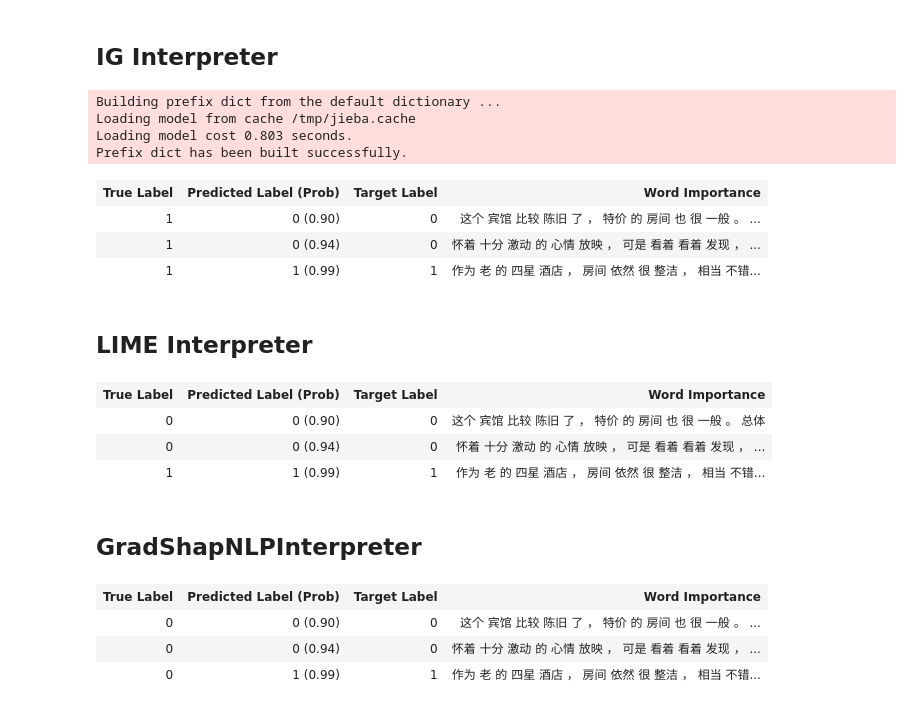
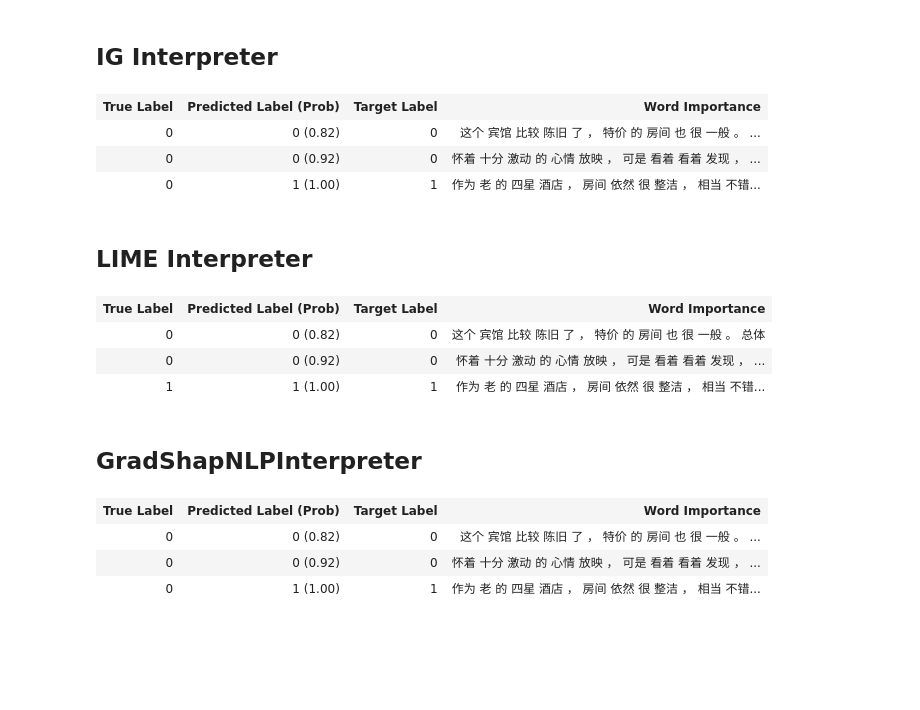
Before and after one commit to PaddlePaddle/InterpretDL, a Jupyter notebook: tutorials/bilstm-zh-chnsenticorp-tutorials.ipynb, the cells around one changed output. Saved outputs shown, nothing was run; the diff lists cells and outputs as text; code cells hidden in the pictures; blank space fills up the shorter version.

Commit message:
replace use_cuda to device; update normlime nlp tutorial

```diff
--- a/tutorials/bilstm-zh-chnsenticorp-tutorials.ipynb
+++ b/tutorials/bilstm-zh-chnsenticorp-tutorials.ipynb
@@ -235,7 +247,7 @@ def preprocess_fn(text):
 # %% [markdown]
 ## IG Interpreter
 # %%
-ig = it.IntGradNLPInterpreter(model_, True)
+ig = it.IntGradNLPInterpreter(model_, device='gpu:0')
 
 true_labels = [0, 0, 1]
 recs = []
@@ -244,47 +256,43 @@ for review in data:
 
     pred_labels, pred_probs, avg_gradients = ig.interpret(
         preprocess_fn(text),
         steps=10,
         embedding_name='embedder',
         return_pred=True)
 
     for i in range(avg_gradients.shape[0]):
         subwords = " ".join(jieba.cut(text)).split(' ')
         subword_importances = avg_gradients[i]
         words, word_importances = aggregate_subwords_and_importances(subwords, subword_importances)
         word_importances = np.array(word_importances) / np.linalg.norm(
             word_importances)
 
         pred_label = pred_labels[i]
         pred_prob = pred_probs[i, pred_label]
         true_label = true_labels[i]
         interp_class = pred_label
 
         if interp_class == 0:
             word_importances = -word_importances
         recs.append(
             VisualizationTextRecord(words, word_importances, true_label,
                                     pred_label, pred_prob, interp_class)
         )
 
 visualize_text(recs)
 # The visualization is not available at github
 # %% [output]
-Building prefix dict from the default dictionary ...
-Loading model from cache /tmp/jieba.cache
-Loading model cost 0.803 seconds.
-Prefix dict has been built successfully.
 | True Label | Predicted Label (Prob) | Target Label | Word Importance |
-| 1 | 0 (0.90) | 0 | 这个 宾馆 比较 陈旧 了 ， 特价 的 房间 也 很 一般 。 ... |
-| 1 | 0 (0.94) | 0 | 怀着 十分 激动 的 心情 放映 ， 可是 看着 看着 发现 ， ... |
-| 1 | 1 (0.99) | 1 | 作为 老 的 四星 酒店 ， 房间 依然 很 整洁 ， 相当 不错... |
+| 0 | 0 (0.82) | 0 | 这个 宾馆 比较 陈旧 了 ， 特价 的 房间 也 很 一般 。 ... |
+| 0 | 0 (0.92) | 0 | 怀着 十分 激动 的 心情 放映 ， 可是 看着 看着 发现 ， ... |
+| 0 | 1 (1.00) | 1 | 作为 老 的 四星 酒店 ， 房间 依然 很 整洁 ， 相当 不错... |
 # %% [markdown]
 ## LIME Interpreter
 # %%
 true_labels = [0, 0, 1]
 recs = []
 
-lime = it.LIMENLPInterpreter(model_)
+lime = it.LIMENLPInterpreter(model_, device='gpu:0')
 for i, review in enumerate(data):
     review = review['text']
     pred_class, pred_prob, lime_weights = lime.interpret(
@@ -326,13 +334,13 @@ visualize_text(recs)
 # The visualization is not available at github
 # %% [output]
 | True Label | Predicted Label (Prob) | Target Label | Word Importance |
-| 0 | 0 (0.90) | 0 | 这个 宾馆 比较 陈旧 了 ， 特价 的 房间 也 很 一般 。 总体 |
-| 0 | 0 (0.94) | 0 | 怀着 十分 激动 的 心情 放映 ， 可是 看着 看着 发现 ， ... |
-| 1 | 1 (0.99) | 1 | 作为 老 的 四星 酒店 ， 房间 依然 很 整洁 ， 相当 不错... |
+| 0 | 0 (0.82) | 0 | 这个 宾馆 比较 陈旧 了 ， 特价 的 房间 也 很 一般 。 总体 |
+| 0 | 0 (0.92) | 0 | 怀着 十分 激动 的 心情 放映 ， 可是 看着 看着 发现 ， ... |
+| 1 | 1 (1.00) | 1 | 作为 老 的 四星 酒店 ， 房间 依然 很 整洁 ， 相当 不错... |
 # %% [markdown]
 ## GradShapNLPInterpreter
 # %%
-ig = it.GradShapNLPInterpreter(model_, True)
+ig = it.GradShapNLPInterpreter(model_, device='gpu:0')
 
 true_labels = [0, 0, 1]
 recs = []
@@ -370,6 +378,6 @@ visualize_text(recs)
 # The visualization is not available at github
 # %% [output]
 | True Label | Predicted Label (Prob) | Target Label | Word Importance |
-| 0 | 0 (0.90) | 0 | 这个 宾馆 比较 陈旧 了 ， 特价 的 房间 也 很 一般 。 ... |
-| 0 | 0 (0.94) | 0 | 怀着 十分 激动 的 心情 放映 ， 可是 看着 看着 发现 ， ... |
-| 0 | 1 (0.99) | 1 | 作为 老 的 四星 酒店 ， 房间 依然 很 整洁 ， 相当 不错... |
+| 0 | 0 (0.82) | 0 | 这个 宾馆 比较 陈旧 了 ， 特价 的 房间 也 很 一般 。 ... |
+| 0 | 0 (0.92) | 0 | 怀着 十分 激动 的 心情 放映 ， 可是 看着 看着 发现 ， ... |
+| 0 | 1 (1.00) | 1 | 作为 老 的 四星 酒店 ， 房间 依然 很 整洁 ， 相当 不错... |
```
Also changed, not shown: parts of 5 cells of this notebook, 21 other files.
